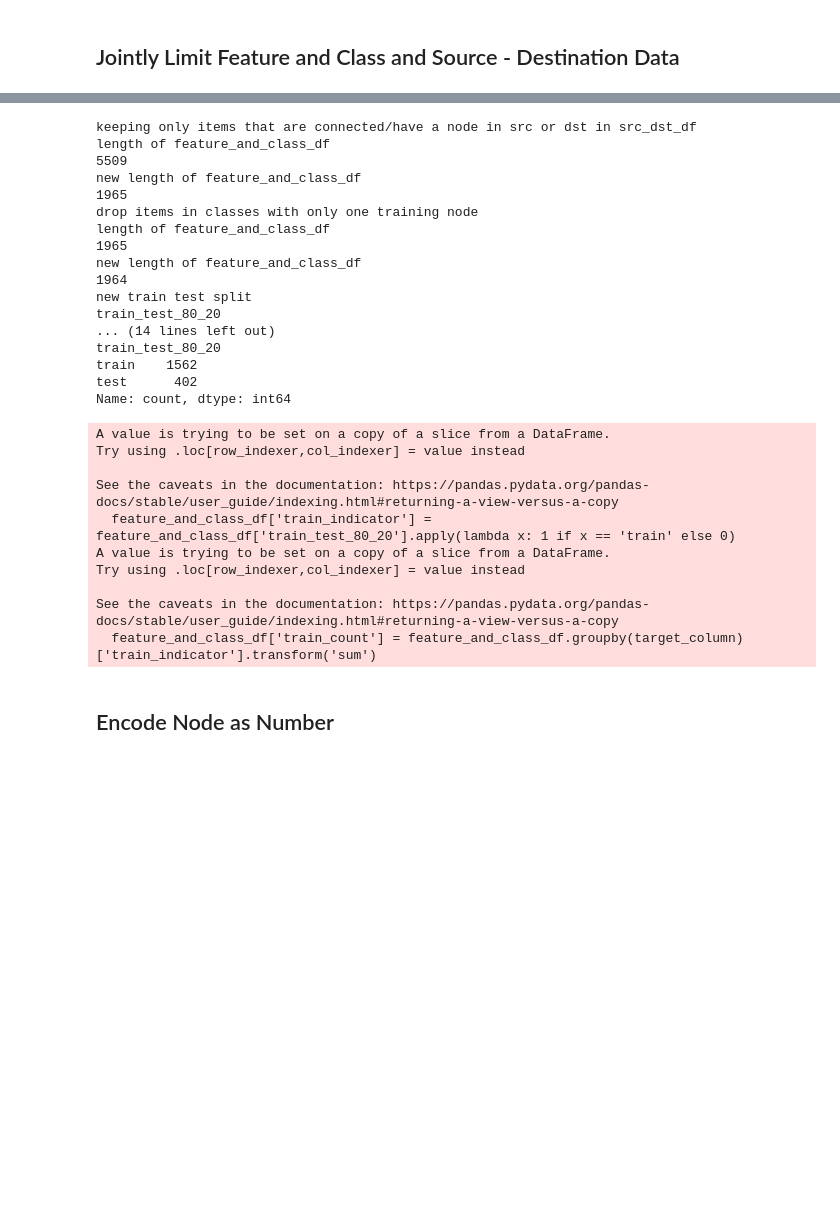
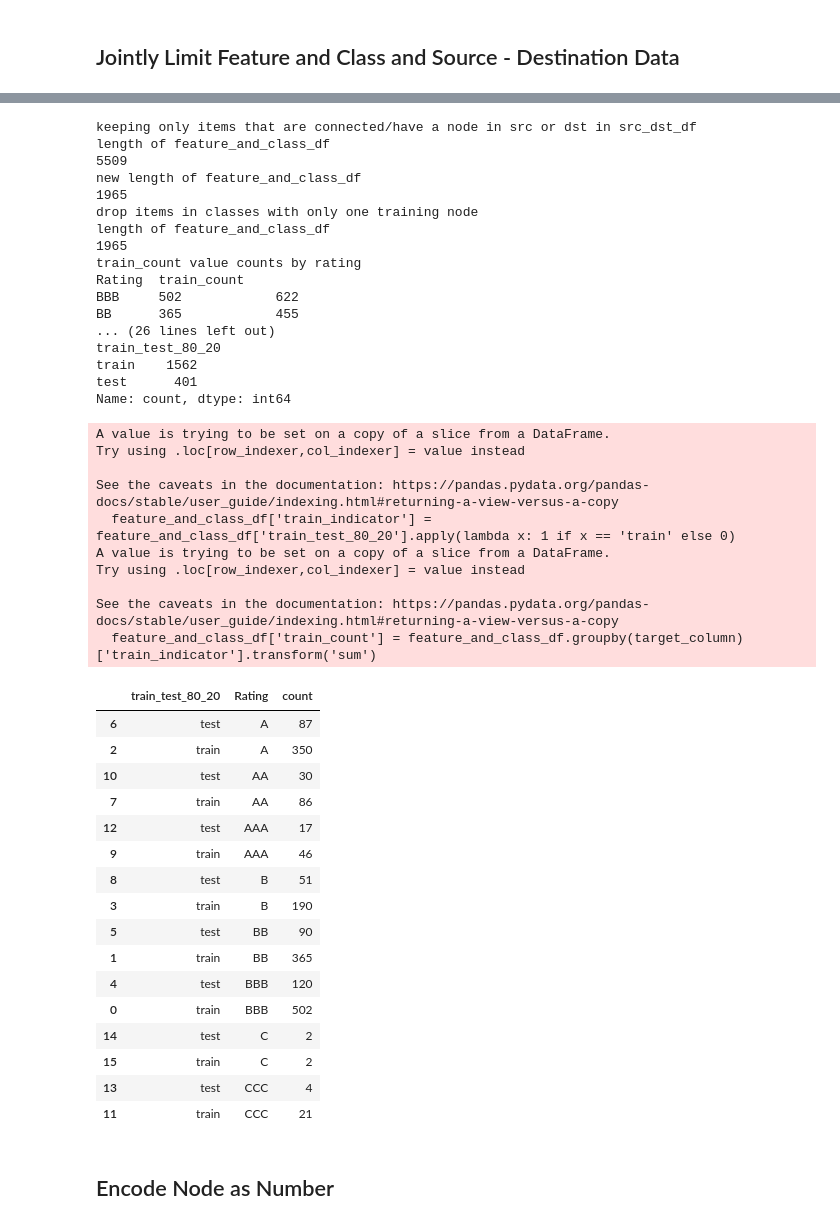
Before and after one commit to current12/Stat-222-Project, a Jupyter notebook: Code/Modelling/Graph Neural Network/Create Learnable Network for Rating Prediction.ipynb, the cells around one changed output, grey strips where cells are left out. Saved outputs shown, nothing was run; the diff lists cells and outputs as text; code cells hidden in the pictures; blank space fills up the shorter version.

```diff
--- a/Code/Modelling/Graph Neural Network/Create Learnable Network for Rating Prediction.ipynb
+++ b/Code/Modelling/Graph Neural Network/Create Learnable Network for Rating Prediction.ipynb
@@ -113,13 +134,15 @@ feature_and_class_df = feature_and_class_df[feature_and_class_df['node'].isin(sr
 print('new length of feature_and_class_df')
 print(len(feature_and_class_df))
 
-# Drop any items that belong to target_column values with only one training node ('train_test_80_20' == 'train') in the training data
+# Drop any items that belong to target_column values with only one training node
 print('drop items in classes with only one training node')
 print('length of feature_and_class_df')
 print(len(feature_and_class_df))
 feature_and_class_df['train_indicator'] = feature_and_class_df['train_test_80_20'].apply(lambda x: 1 if x == 'train' else 0)
 feature_and_class_df['train_count'] = feature_and_class_df.groupby(target_column)['train_indicator'].transform('sum')
-feature_and_class_df = feature_and_class_df[(feature_and_class_df['train_count'] > 1) | (feature_and_class_df['train_test_80_20'] == 'test')]
+print('train_count value counts by rating')
+print(feature_and_class_df[['Rating', 'train_count']].value_counts())
+feature_and_class_df = feature_and_class_df[(feature_and_class_df['train_count'] > 1)]
 feature_and_class_df = feature_and_class_df.drop(columns=['train_indicator', 'train_count'])
 print('new length of feature_and_class_df')
 print(len(feature_and_class_df))
@@ -153,14 +176,14 @@ new length of feature_and_class_df
 drop items in classes with only one training node
 length of feature_and_class_df
 1965
-new length of feature_and_class_df
-1964
-new train test split
-train_test_80_20
-... (14 lines left out)
+train_count value counts by rating
+Rating  train_count
+BBB     502            622
+BB      365            455
+... (26 lines left out)
 train_test_80_20
 train    1562
-test      402
+test      401
 Name: count, dtype: int64
 A value is trying to be set on a copy of a slice from a DataFrame.
 Try using .loc[row_indexer,col_indexer] = value instead
@@ -172,6 +195,27 @@ Try using .loc[row_indexer,col_indexer] = value instead
 
 See the caveats in the documentation: https://pandas.pydata.org/pandas-docs/stable/user_guide/indexing.html#returning-a-view-versus-a-copy
   feature_and_class_df['train_count'] = feature_and_class_df.groupby(target_column)['train_indicator'].transform('sum')
+# %%
+# In feature_and_class_df, value counts by train_test_80_20 and Rating
+feature_and_class_df[['train_test_80_20', 'Rating']].value_counts().reset_index().sort_values(['Rating', 'train_test_80_20'])
+# %% [output]
+|  | train_test_80_20 | Rating | count |
+| 6 | test | A | 87 |
+| 2 | train | A | 350 |
+| 10 | test | AA | 30 |
+| 7 | train | AA | 86 |
+| 12 | test | AAA | 17 |
+| 9 | train | AAA | 46 |
+| 8 | test | B | 51 |
+| 3 | train | B | 190 |
+| 5 | test | BB | 90 |
+| 1 | train | BB | 365 |
+| 4 | test | BBB | 120 |
+| 0 | train | BBB | 502 |
+| 14 | test | C | 2 |
+| 15 | train | C | 2 |
+| 13 | test | CCC | 4 |
+| 11 | train | CCC | 21 |
 # %% [markdown]
 ## Encode Node as Number
 # %%
```
Also changed, not shown: parts of 3 cells of this notebook, 51 other files.
